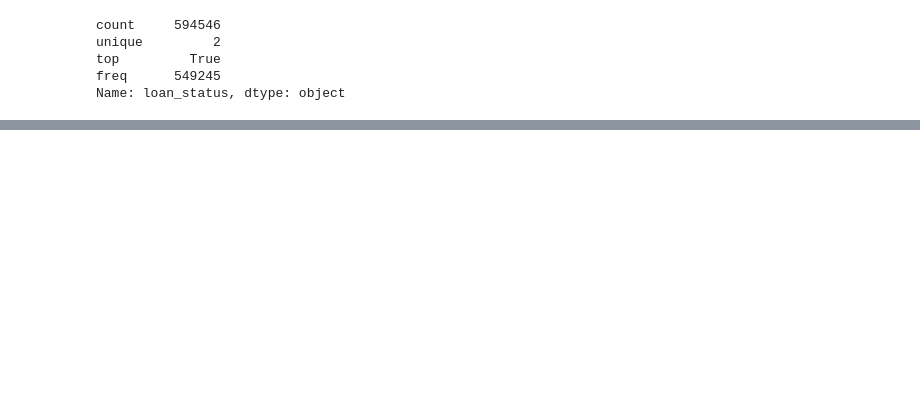
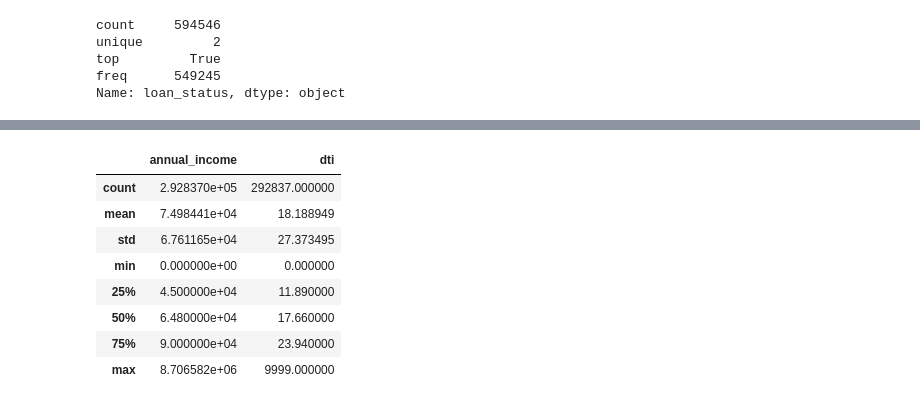
Before and after one commit to dueh7726/CapStone1, a Jupyter notebook: Linear Regression.ipynb, the cells around one changed output, grey strips where cells are left out. Cells and saved outputs as stored; diff of their text form; code cells hidden in the pictures; blank space fills up the shorter version.

```diff
--- a/Linear Regression.ipynb
+++ b/Linear Regression.ipynb
@@ -244,2 +247,14 @@ loans_cl =
 # %%
 intloan_x_train, intloan_x_test, intloan_y_train, intloan_y_test = train_test_split(testval, interest_r, test_size = .33, random_state=42)
+# %%
+intloan_x_test.describe()
+# %% [output]
+|  | annual_income | dti |
+| count | 2.928370e+05 | 292837.000000 |
+| mean | 7.498441e+04 | 18.188949 |
+| std | 6.761165e+04 | 27.373495 |
+| min | 0.000000e+00 | 0.000000 |
+| 25% | 4.500000e+04 | 11.890000 |
+| 50% | 6.480000e+04 | 17.660000 |
+| 75% | 9.000000e+04 | 23.940000 |
+| max | 8.706582e+06 | 9999.000000 |
```
Also changed, not shown: parts of 28 cells of this notebook.
